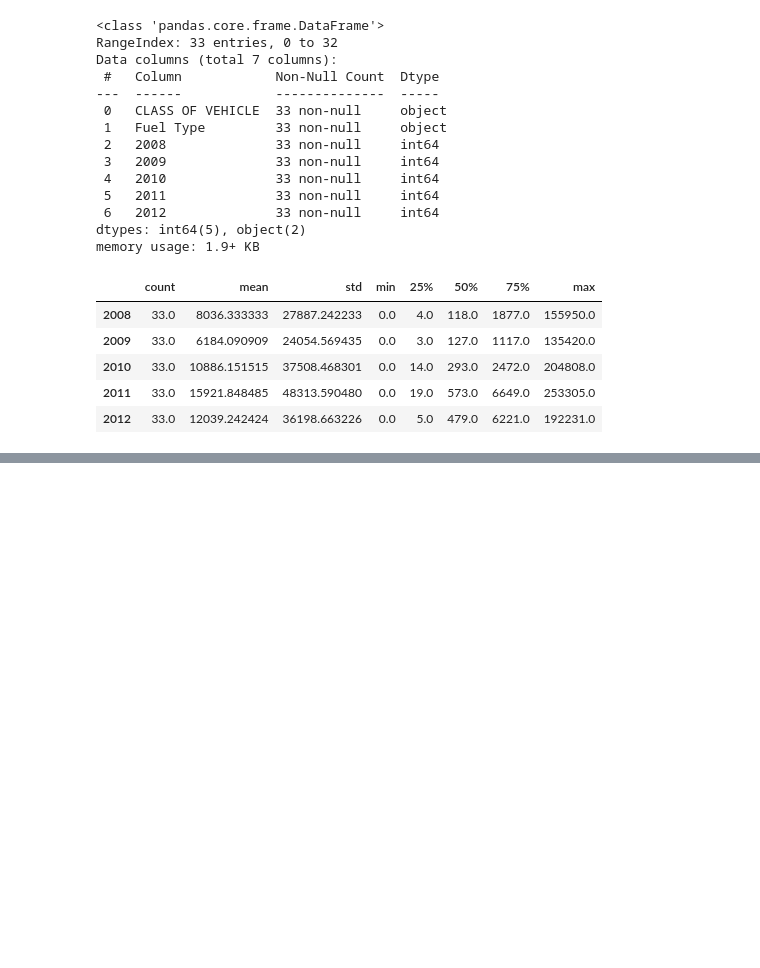
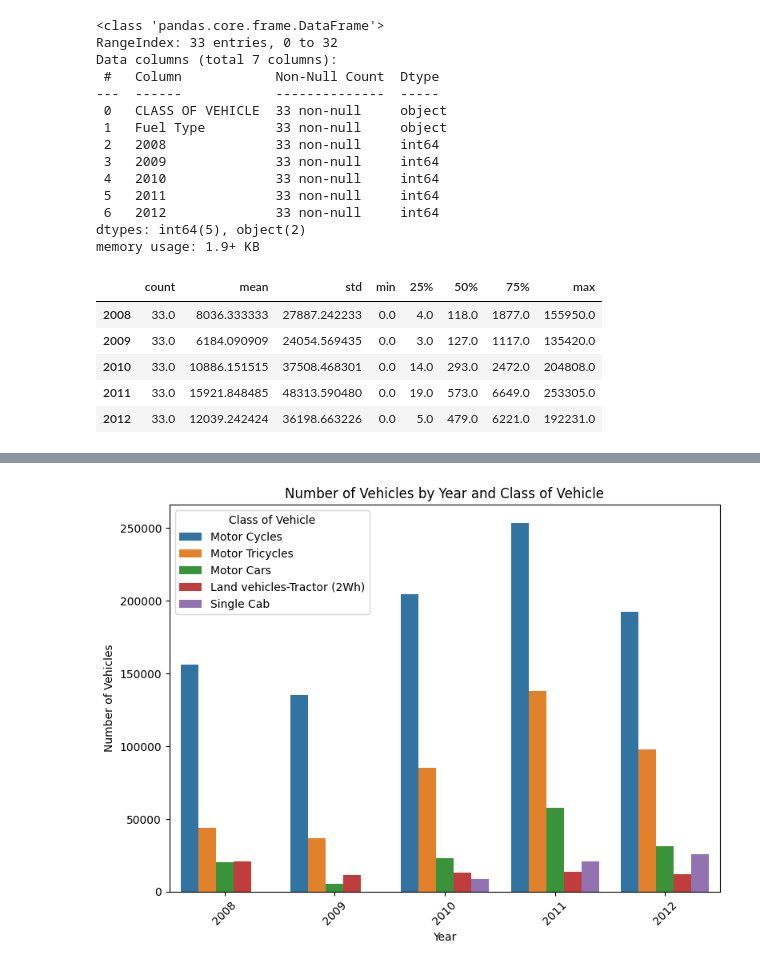
Before and after one commit to Vithyashagar/Infographic-Poster, a Jupyter notebook: 248382A_infographic_analysis.ipynb, the cells around one changed output, grey strips where cells are left out. Cells and saved outputs as stored; diff of their text form; code cells hidden in the pictures; blank space fills up the shorter version.

```diff
--- a/248382A_infographic_analysis.ipynb
+++ b/248382A_infographic_analysis.ipynb
@@ -131,0 +383,13 @@ injury_2012.head()
+# %%
+# Plotting using Seaborn
+plt.figure(figsize=(8, 6))
+sns.barplot(data=melted_df, x='Year', y='Number of Vehicles', hue='CLASS OF VEHICLE', ci=None)
+plt.title('Number of Vehicles by Year and Class of Vehicle')
+plt.xlabel('Year')
+plt.ylabel('Number of Vehicles')
+plt.legend(title='Class of Vehicle')
+plt.xticks(rotation=45)
+plt.tight_layout()
+plt.show()
+# %% [output]
+[figure, added]
```
Also changed, not shown: parts of 36 cells of this notebook.
